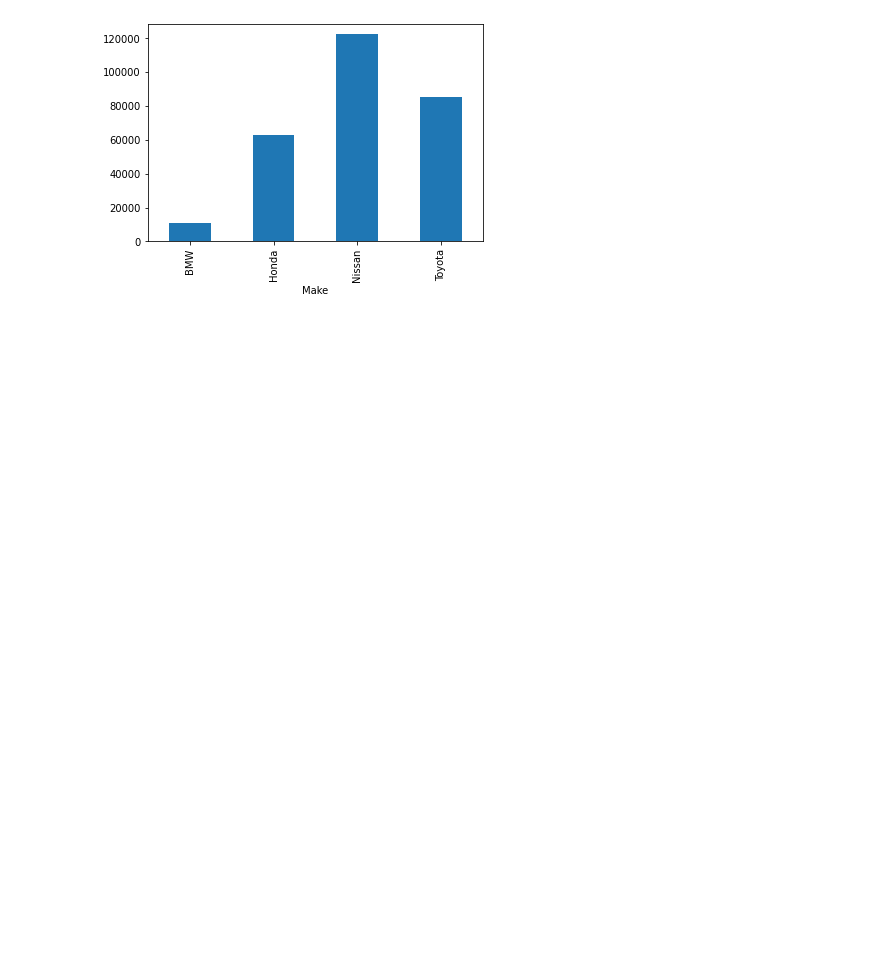
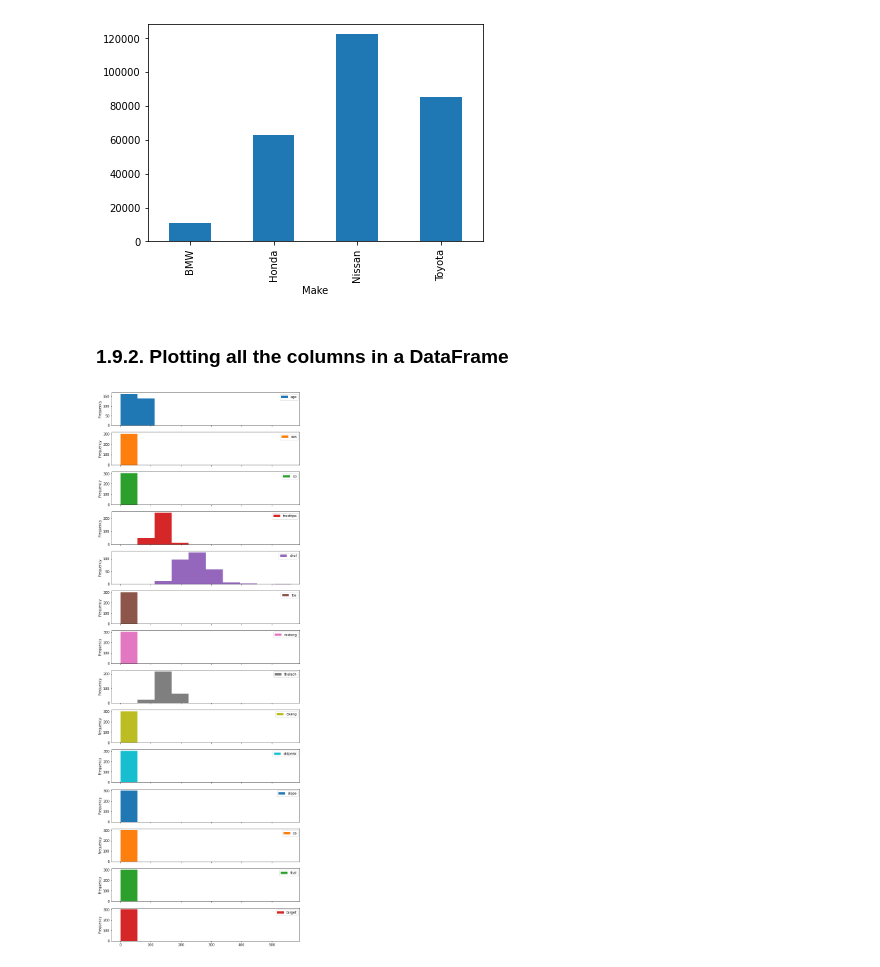
Before and after one commit to MMPSoudani/Data_Science_Notebook, a Jupyter notebook: introduction_to_matplotlib.ipynb, the cells around one changed output. Cells and saved outputs as stored; diff of their text form; code cells hidden in the pictures; blank space fills up the shorter version.

```diff
--- a/introduction_to_matplotlib.ipynb
+++ b/introduction_to_matplotlib.ipynb
@@ -235,3 +250,11 @@ car_sales.plot(x="Make", y="Odometer (KM)", kind="bar");
 car_sales.groupby("Make")["Odometer (KM)"].mean().plot(kind="bar");
 # %% [output]
 [figure]
+# %% [markdown]
+### 1.9.2. Plotting all the columns in a DataFrame
+# %%
+df = pd.read_csv("data/heart_disease.csv")
+# %%
+df.plot.hist(figsize=(10, 30), subplots=True);
+# %% [output]
+[figure, added]
```
Also changed, not shown: parts of 33 cells of this notebook, 1 other file.
